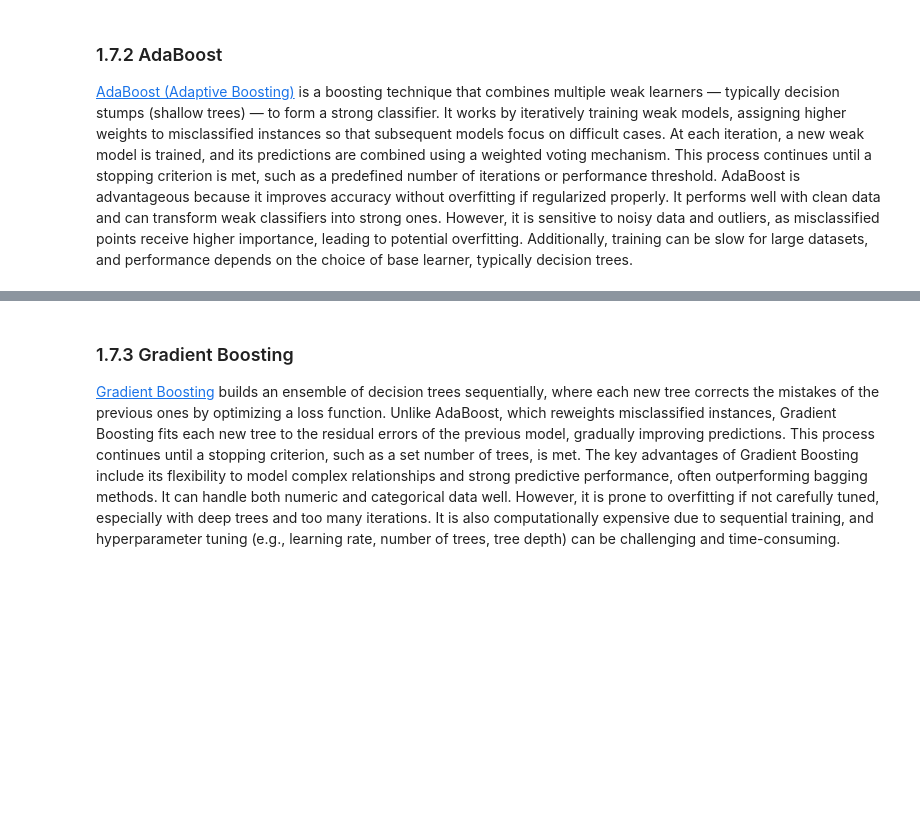
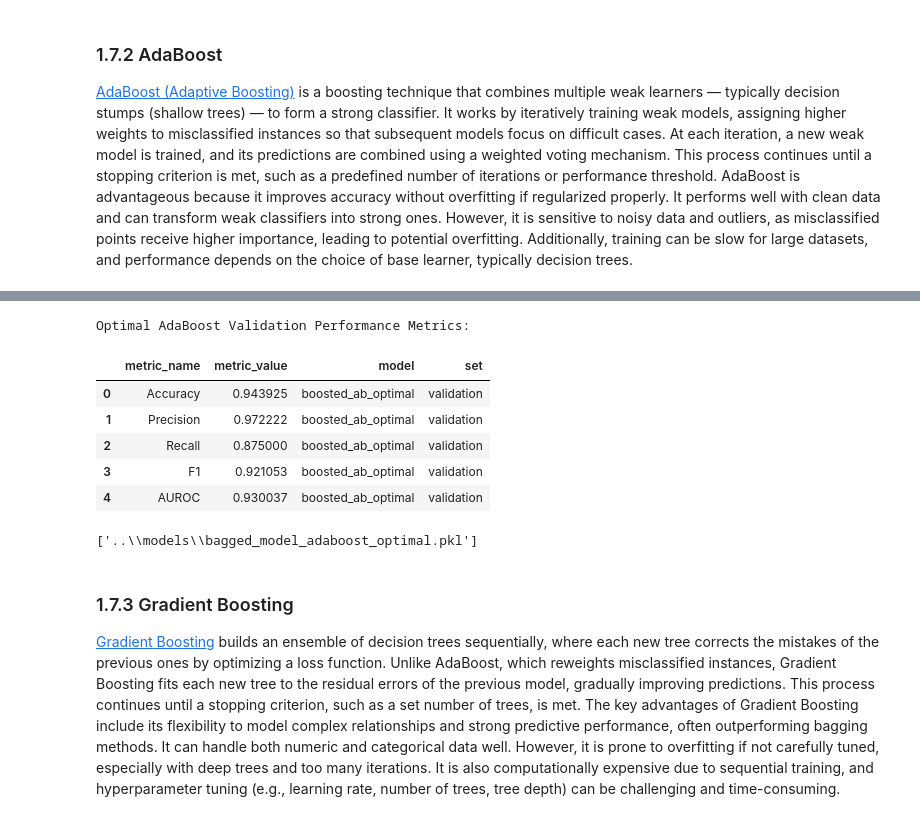
Before and after one commit to JohnPaulinePineda/Portfolio_Project_63, a Jupyter notebook: codes/DetectingAndAnalyzingMachineLearningModelDriftUsingOpenSourceMonitoringTools.ipynb, the cells around one changed output, grey strips where cells are left out. Drawn from its saved outputs; the diff is of its cells as text; code cells hidden in the pictures; blank space fills up the shorter version.

```diff
--- a/codes/DetectingAndAnalyzingMachineLearningModelDriftUsingOpenSourceMonitoringTools.ipynb
+++ b/codes/DetectingAndAnalyzingMachineLearningModelDriftUsingOpenSourceMonitoringTools.ipynb
@@ -2138,3 +2338,30 @@ joblib.dump(bagged_rf_optimal,
+# %%
+##################################
+# Gathering the model evaluation metrics
+# for the validation data
+##################################
+boosted_ab_optimal_validation = model_performance_evaluation(y_validation_encoded, boosted_ab_optimal.predict(X_validation))
+boosted_ab_optimal_validation['model'] = ['boosted_ab_optimal'] * 5
+boosted_ab_optimal_validation['set'] = ['validation'] * 5
+print('Optimal AdaBoost Validation Performance Metrics: ')
+display(boosted_ab_optimal_validation)
+# %% [output]
+Optimal AdaBoost Validation Performance Metrics:
+|  | metric_name | metric_value | model | set |
+| 0 | Accuracy | 0.943925 | boosted_ab_optimal | validation |
+| 1 | Precision | 0.972222 | boosted_ab_optimal | validation |
+| 2 | Recall | 0.875000 | boosted_ab_optimal | validation |
+| 3 | F1 | 0.921053 | boosted_ab_optimal | validation |
+| 4 | AUROC | 0.930037 | boosted_ab_optimal | validation |
+# %%
+##################################
+# Saving the best individual model
+# developed from the train data
+##################################
+joblib.dump(boosted_ab_optimal,
+            os.path.join("..", MODELS_PATH, "bagged_model_adaboost_optimal.pkl"))
+# %% [output]
+['..\\models\\bagged_model_adaboost_optimal.pkl']
 # %% [markdown]
 ### 1.7.3 Gradient Boosting<a class="anchor" id="1.7.3"></a>
 
```
Also changed, not shown: parts of 15 cells of this notebook, 2 other files.
